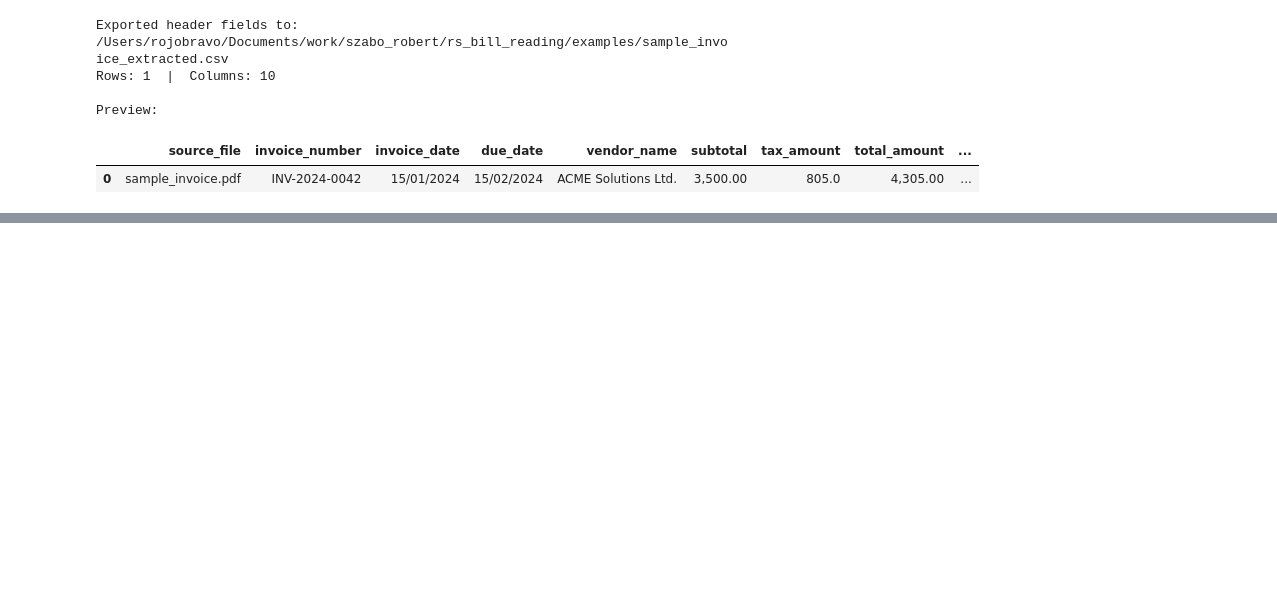
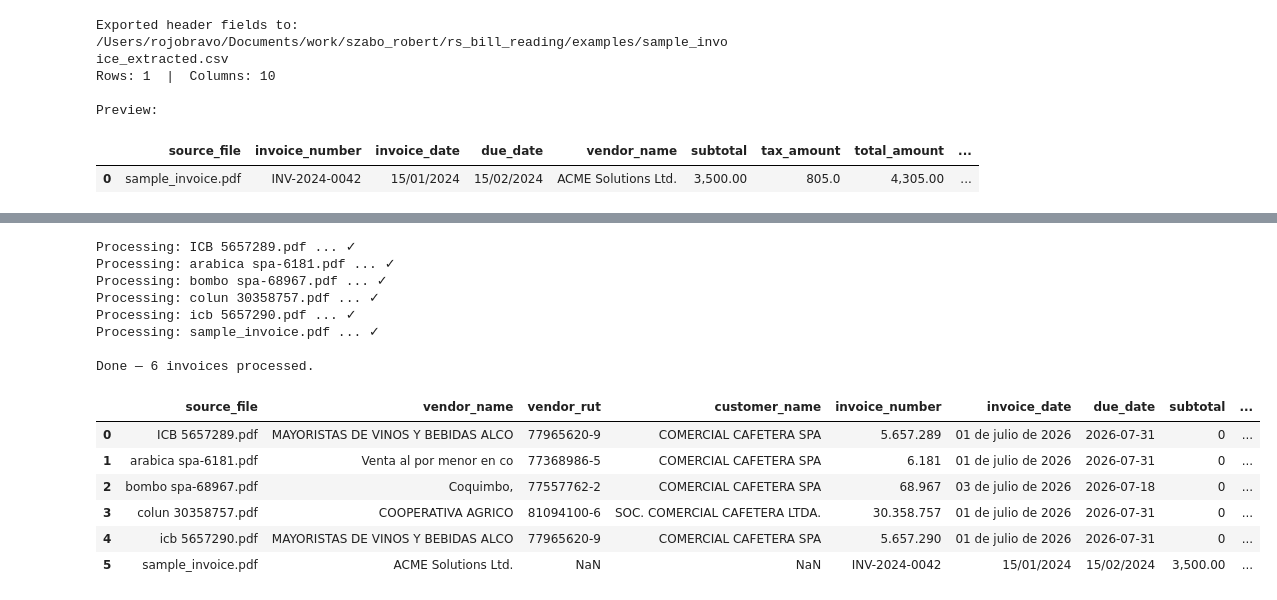
Before and after one commit to rojobravo/rs_bill_reading, a Jupyter notebook: notebooks/01_standard_extraction.ipynb, the cells around one changed output, grey strips where cells are left out. Cells and saved outputs as stored; diff of their text form; code cells hidden in the pictures; blank space fills up the shorter version.

```diff
--- a/notebooks/01_standard_extraction.ipynb
+++ b/notebooks/01_standard_extraction.ipynb
@@ -289,0 +342,62 @@ Preview:
+# %%
+import re as _re
+
+VENDOR_PAT = StandardInvoiceExtractor._PATTERNS["vendor_name"]
+
+for pdf_path in pdf_files:
+    if pdf_path.name == "sample_invoice.pdf":
+        continue
+    ext  = StandardInvoiceExtractor(pdf_path)
+    data = ext.extract()
+    m = _re.search(VENDOR_PAT, data.raw_text)
+    print(f"\n{'─'*60}\nFILE: {pdf_path.name}")
+    print(f"  raw_text[:200]:\n    {repr(data.raw_text[:200])}")
+    if m:
+        print(f"  match span  : {m.span()}")
+        print(f"  groups      : {m.groups()}")
+# %%
+records = []
+
+for pdf_path in pdf_files:
+    print(f"Processing: {pdf_path.name} ...", end=" ")
+    try:
+        ext  = StandardInvoiceExtractor(pdf_path)
+        data = ext.extract()
+        records.append({
+            "source_file":    pdf_path.name,
+            "vendor_name":    data.vendor_name,
+            "vendor_rut":     data.vendor_rut,
+            "customer_name":  data.customer_name,
+            "invoice_number": data.invoice_number,
+            "invoice_date":   data.invoice_date,
+            "due_date":       data.due_date,
+            "subtotal":       data.subtotal,
+            "tax_amount":     data.tax_amount,
+            "total_amount":   data.total_amount,
+            "pages":          len(data.pages),
+            "tables_found":   len(data.tables),
+        })
+        print("✓")
+    except Exception as exc:
+        print(f"✗  {exc}")
+        records.append({"source_file": pdf_path.name, "error": str(exc)})
+
+df_batch = pd.DataFrame(records)
+print(f"\nDone — {len(df_batch)} invoices processed.")
+df_batch
+# %% [output]
+Processing: ICB 5657289.pdf ... ✓
+Processing: arabica spa-6181.pdf ... ✓
+Processing: bombo spa-68967.pdf ... ✓
+Processing: colun 30358757.pdf ... ✓
+Processing: icb 5657290.pdf ... ✓
+Processing: sample_invoice.pdf ... ✓
+
+Done — 6 invoices processed.
+|  | source_file | vendor_name | vendor_rut | customer_name | invoice_number | invoice_date | due_date | subtotal | ... |
+| 0 | ICB 5657289.pdf | MAYORISTAS DE VINOS Y BEBIDAS ALCO | 77965620-9 | COMERCIAL CAFETERA SPA | 5.657.289 | 01 de julio de 2026 | 2026-07-31 | 0 | ... |
+| 1 | arabica spa-6181.pdf | Venta al por menor en co | 77368986-5 | COMERCIAL CAFETERA SPA | 6.181 | 01 de julio de 2026 | 2026-07-31 | 0 | ... |
+| 2 | bombo spa-68967.pdf | Coquimbo, | 77557762-2 | COMERCIAL CAFETERA SPA | 68.967 | 03 de julio de 2026 | 2026-07-18 | 0 | ... |
+| 3 | colun 30358757.pdf | COOPERATIVA AGRICO | 81094100-6 | SOC. COMERCIAL CAFETERA LTDA. | 30.358.757 | 01 de julio de 2026 | 2026-07-31 | 0 | ... |
+| 4 | icb 5657290.pdf | MAYORISTAS DE VINOS Y BEBIDAS ALCO | 77965620-9 | COMERCIAL CAFETERA SPA | 5.657.290 | 01 de julio de 2026 | 2026-07-31 | 0 | ... |
+| 5 | sample_invoice.pdf | ACME Solutions Ltd. | NaN | NaN | INV-2024-0042 | 15/01/2024 | 15/02/2024 | 3,500.00 | ... |
```
Also changed, not shown: parts of 4 cells of this notebook, 7 other files.
